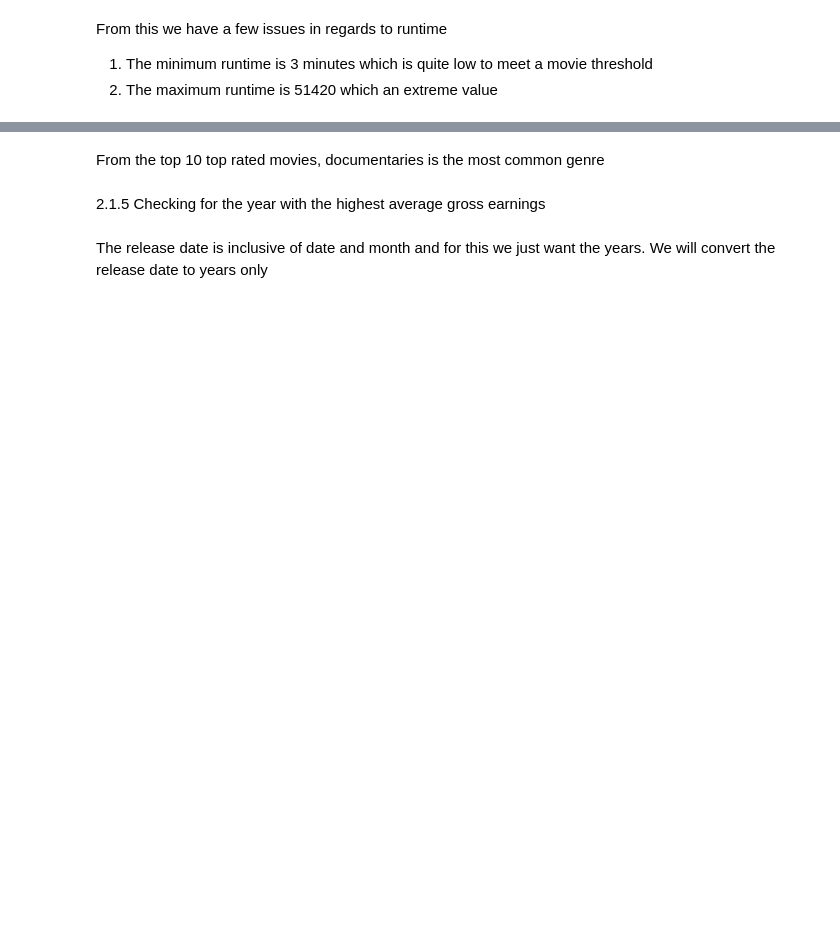
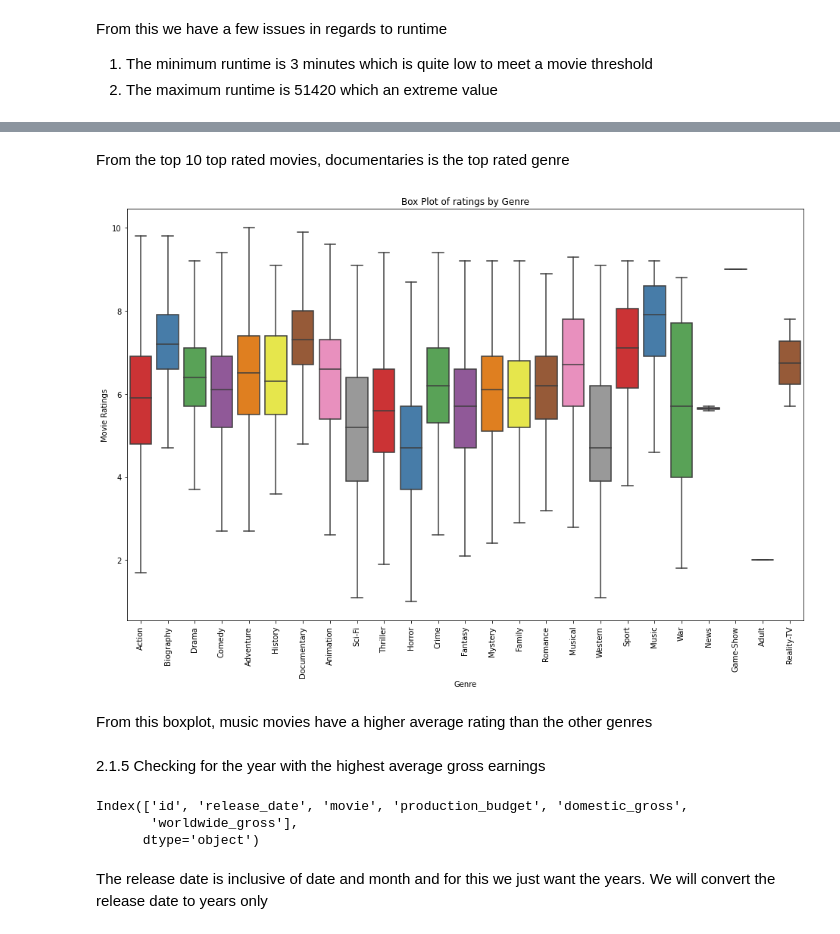
Before and after one commit to Mbachia/Movie_Project-1, a Jupyter notebook: project.ipynb, the cells around one changed output, grey strips where cells are left out. Saved outputs shown, nothing was run; the diff lists cells and outputs as text; code cells hidden in the pictures; blank space fills up the shorter version.

```diff
--- a/project.ipynb
+++ b/project.ipynb
@@ -422,14 +618,18 @@ top_10_ratings
 # %% [markdown]
-From the top 10 top rated movies, documentaries is the most common genre
+From the top 10 top rated movies, documentaries is the top rated genre
 # %%
 #To visualize the relationship between genres and their ratings
 plt.figure(figsize=(16,10))
 df['genre'] = df['genres'].str.split(',').str[0].str.strip()
-sns.boxplot(data=df, x='genre', y='movie_rating', palette='Set2')
+sns.boxplot(data=df, x='genre', y='movie_rating', palette='Set1',showfliers=False)
 plt.xlabel('Genre')
 plt.ylabel('Movie Ratings')
-plt.title('Box Plot of Runtimes by Genre')
-plt.xticks(rotation=45)
+plt.title('Box Plot of ratings by Genre')
+plt.xticks(rotation=90)
 plt.show()
+# %% [output]
+[figure, added]
+# %% [markdown]
+From this boxplot, music movies have a higher average rating than the other genres
 # %% [markdown]
 2.1.5 Checking for the year with the highest average gross earnings
@@ -438,3 +636,10 @@ budgetDF.columns
+# %%
+#We first preview columns to know which columns to work with
+budgetDF.columns
+# %% [output]
+Index(['id', 'release_date', 'movie', 'production_budget', 'domestic_gross',
+       'worldwide_gross'],
+      dtype='object')
 # %% [markdown]
 The release date is inclusive of date and month and for this we just want the years. We will convert the release date to years only
 # %%
```
Also changed, not shown: parts of 86 cells of this notebook.
